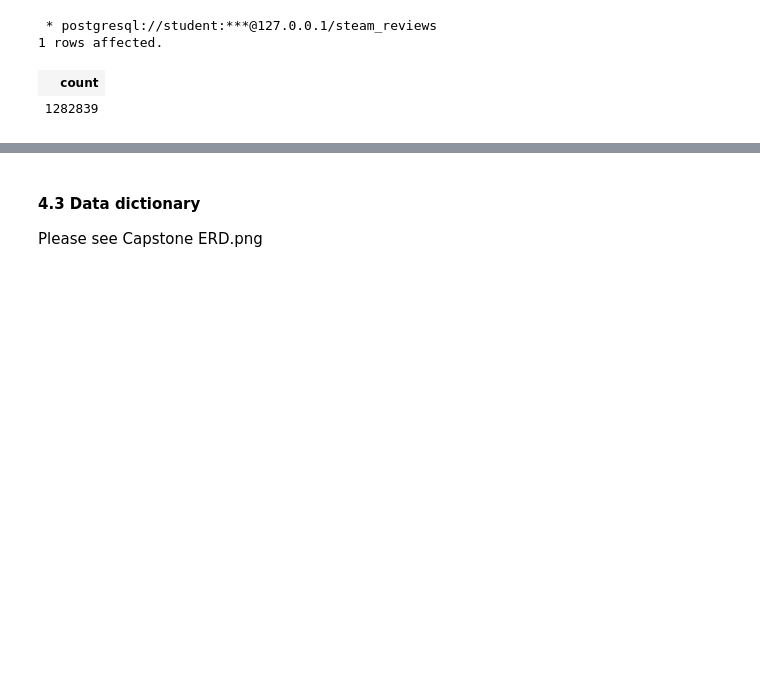
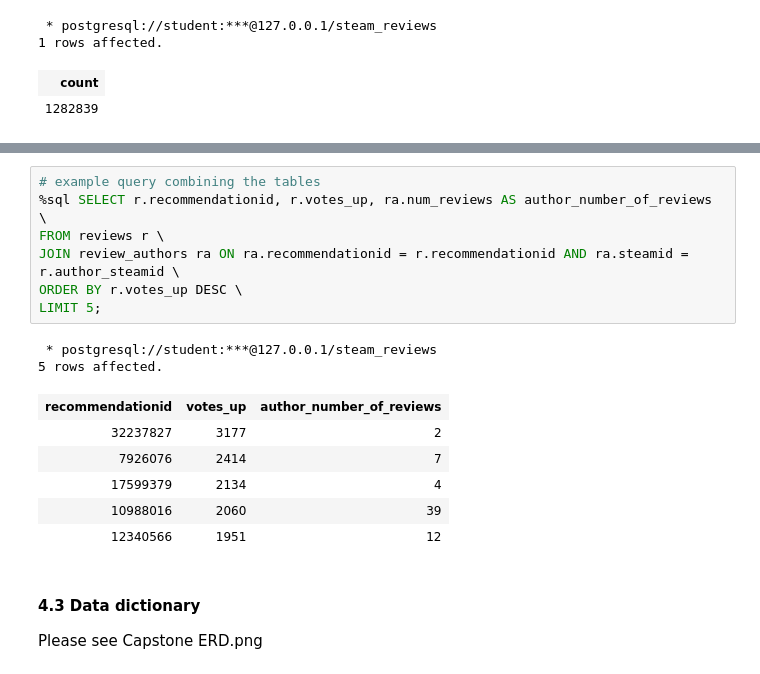
Before and after one commit to Gregpeinke/dend, a Jupyter notebook: Capstone Project.ipynb, the cells around one changed output, grey strips where cells are left out. Saved outputs shown, nothing was run; the diff lists cells and outputs as text; blank space fills up the shorter version.

```diff
--- a/Capstone Project.ipynb
+++ b/Capstone Project.ipynb
@@ -366,3 +400,19 @@ WHERE data_type = 'integer' AND table_name IN ('games', 'reviews', 'review_autho
+# %%
+# example query combining the tables
+%sql SELECT r.recommendationid, r.votes_up, ra.num_reviews AS author_number_of_reviews \
+FROM reviews r \
+JOIN review_authors ra ON ra.recommendationid = r.recommendationid AND ra.steamid = r.author_steamid \
+ORDER BY r.votes_up DESC \
+LIMIT 5;
+# %% [output]
+ * postgresql://student:***@127.0.0.1/steam_reviews
+5 rows affected.
+| recommendationid | votes_up | author_number_of_reviews |
+| 32237827 | 3177 | 2 |
+| 7926076 | 2414 | 7 |
+| 17599379 | 2134 | 4 |
+| 10988016 | 2060 | 39 |
+| 12340566 | 1951 | 12 |
 # %% [markdown]
 #### 4.3 Data dictionary
 Please see Capstone ERD.png
```
Also changed, not shown: parts of 5 cells of this notebook.
